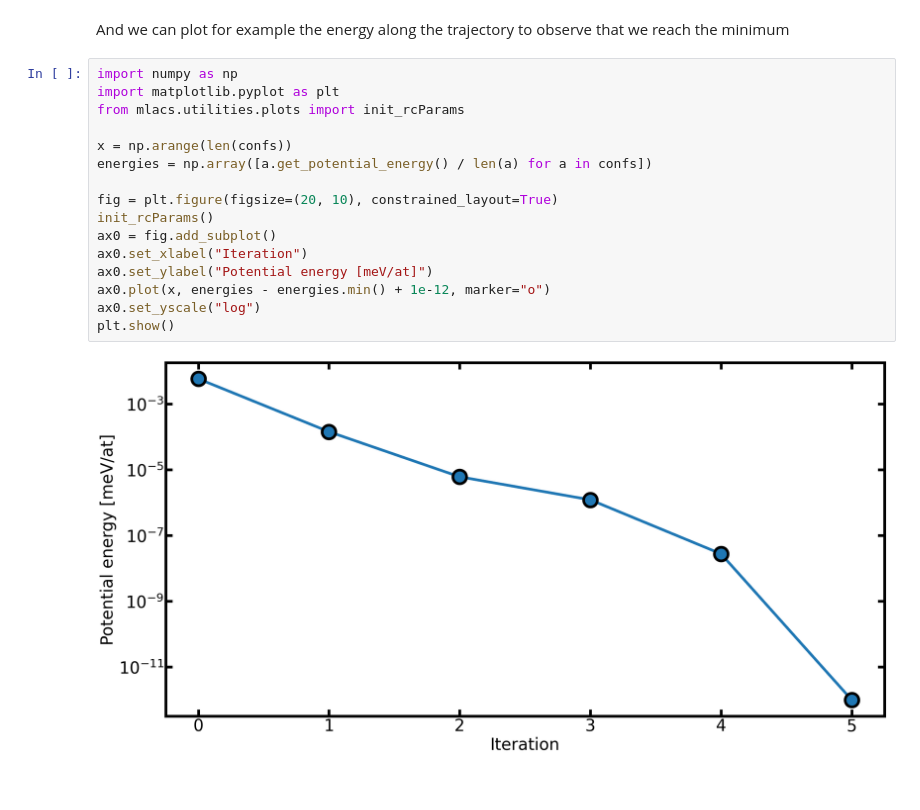
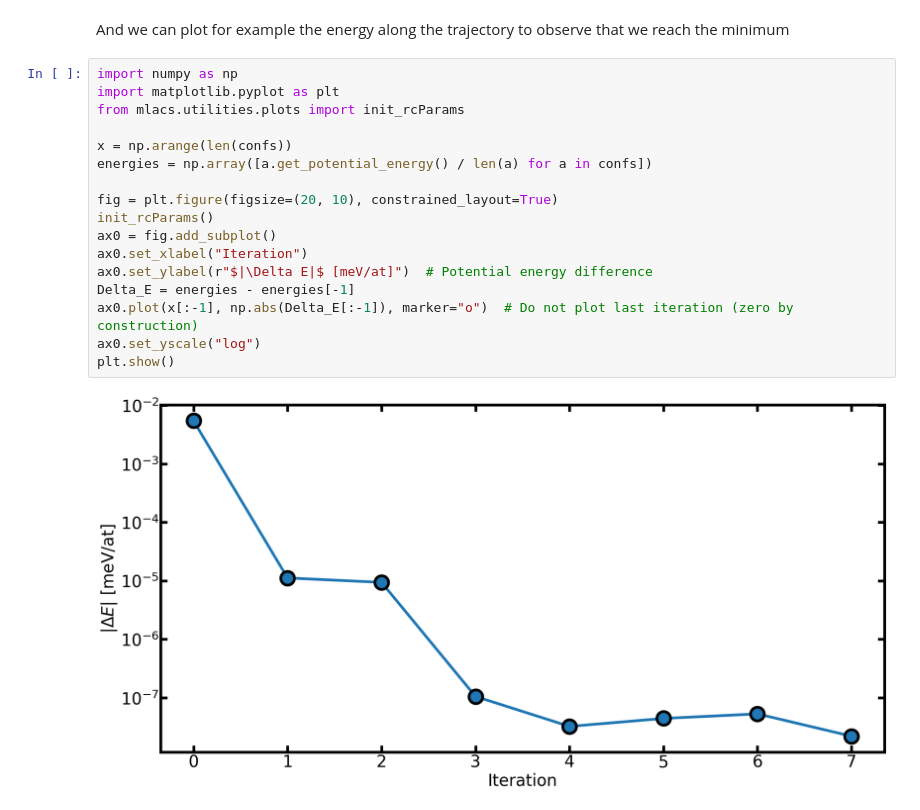
Before and after one commit to mlacs-developers/mlacs, a Jupyter notebook: tutorials/Mlacs/3_optimization/MlMinimizer_tuto1.ipynb, the cells around one changed output. Cells and saved outputs as stored; diff of their text form.

```diff
--- a/tutorials/Mlacs/3_optimization/MlMinimizer_tuto1.ipynb
+++ b/tutorials/Mlacs/3_optimization/MlMinimizer_tuto1.ipynb
@@ -165,18 +165,19 @@ And we can plot for example the energy along the trajectory to observe that we r
 # %%
 import numpy as np
 import matplotlib.pyplot as plt
 from mlacs.utilities.plots import init_rcParams
 
 x = np.arange(len(confs))
 energies = np.array([a.get_potential_energy() / len(a) for a in confs])
 
 fig = plt.figure(figsize=(20, 10), constrained_layout=True)
 init_rcParams()
 ax0 = fig.add_subplot()
 ax0.set_xlabel("Iteration")
-ax0.set_ylabel("Potential energy [meV/at]")
-ax0.plot(x, energies - energies.min() + 1e-12, marker="o")
+ax0.set_ylabel(r"$|\Delta E|$ [meV/at]")  # Potential energy difference
+Delta_E = energies - energies[-1]
+ax0.plot(x[:-1], np.abs(Delta_E[:-1]), marker="o")  # Do not plot last iteration (zero by construction)
 ax0.set_yscale("log")
 plt.show()
 # %% [output]
-[figure, old version]
+[figure, new version]
```
Also changed, not shown: parts of 3 cells of this notebook, 10 other files.
